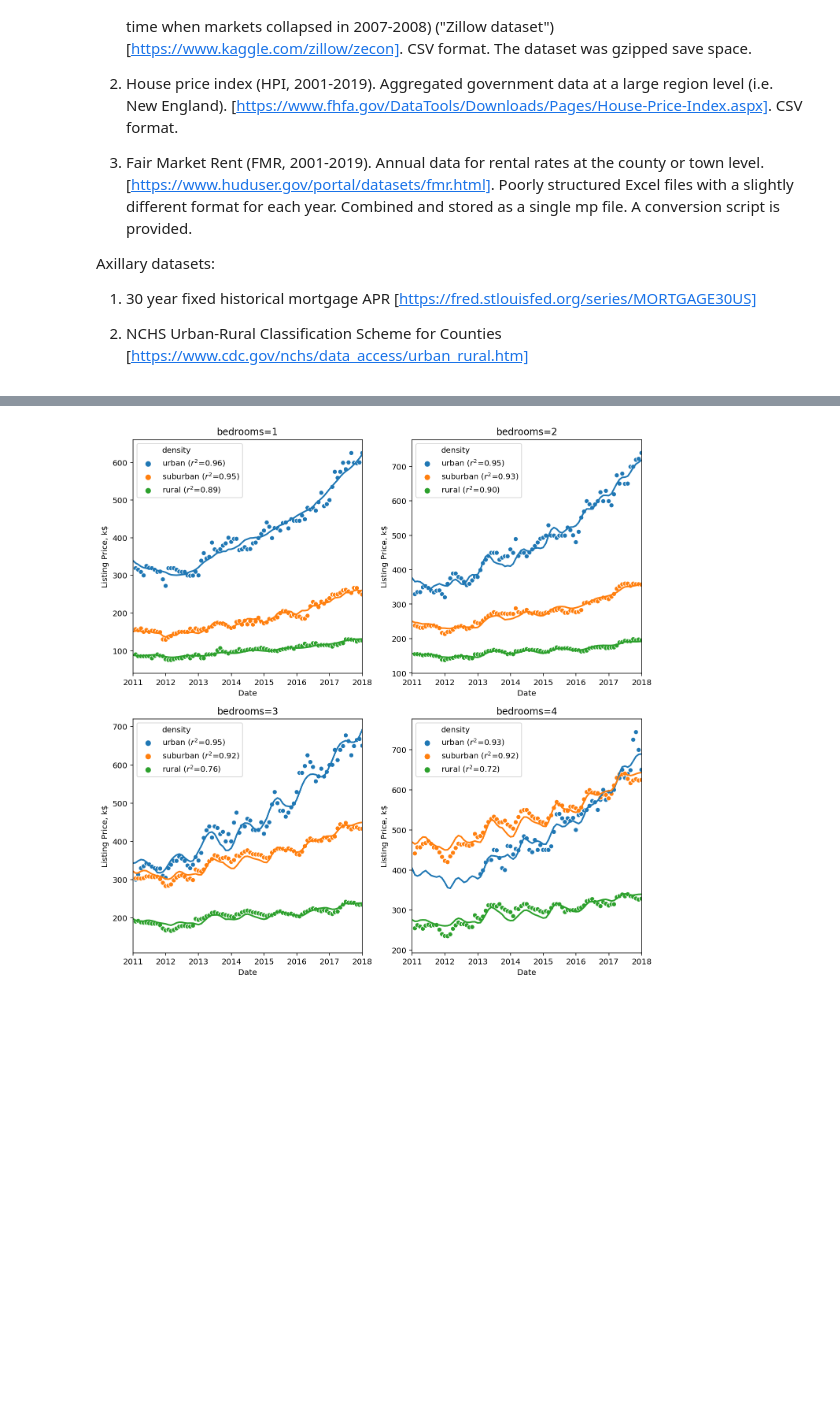
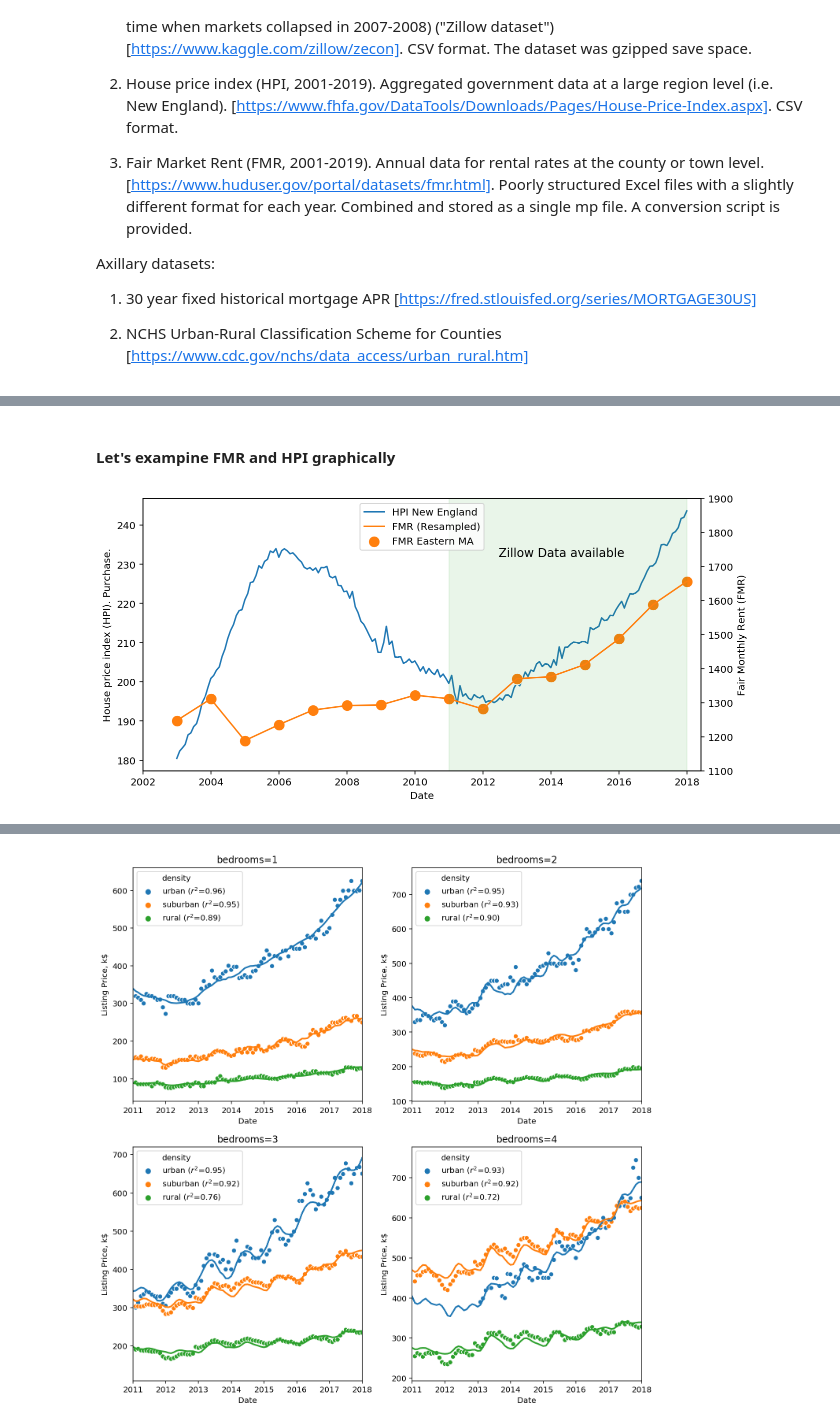
Before and after one commit to ivlis/rent-or-buy, a Jupyter notebook: rent-or-buy.ipynb, the cells around one changed output, grey strips where cells are left out. Cells and saved outputs as stored; diff of their text form; code cells hidden in the pictures; blank space fills up the shorter version.

```diff
--- a/rent-or-buy.ipynb
+++ b/rent-or-buy.ipynb
@@ -94,0 +92,29 @@ features.tail()
+# %% [markdown]
+#### Let's exampine FMR and HPI graphically
+# %%
+plt.figure(figsize=(10,5))
+sns.lineplot(data=features, x='Date', y='hpi_sa', label='HPI New England', legend=False)
+plt.ylabel('House price index (HPI). Purchase.')
+
+ax1 = plt.gca()
+ax2 = ax1.twinx()
+sns.scatterplot(ax = ax2, data=features[::12], x='Date', y='fmr', label='FMR Eastern MA', color='C1', s=130, legend=False)
+sns.lineplot(data=features[::], x='Date', y='fmr', label='FMR (Resampled)', color='C1', legend=False)
+ax2.set_ylim(1100, 1900)
+ax2.set_ylabel('Fair Monthly Rent (FMR)')
+
+plt.text(0.75, 0.8,'Zillow Data available',
+     horizontalalignment='center',
+     verticalalignment='center',
+     transform = ax1.transAxes,
+     fontsize=12)
+
+plt.axvspan(pd.to_datetime('2011-01-01'), pd.to_datetime('2018-01-01'), alpha=0.1, color='C2')
+
+plt.xlim(datetime.date(2002, 1,1), datetime.date(2018, 6,1))
+
+lines, labels = ax1.get_legend_handles_labels()
+lines2, labels2 = ax2.get_legend_handles_labels()
+ax2.legend(lines + lines2, labels + labels2, loc=9);
+# %% [output]
+[figure, added]
```
Also changed, not shown: parts of 17 cells of this notebook.
